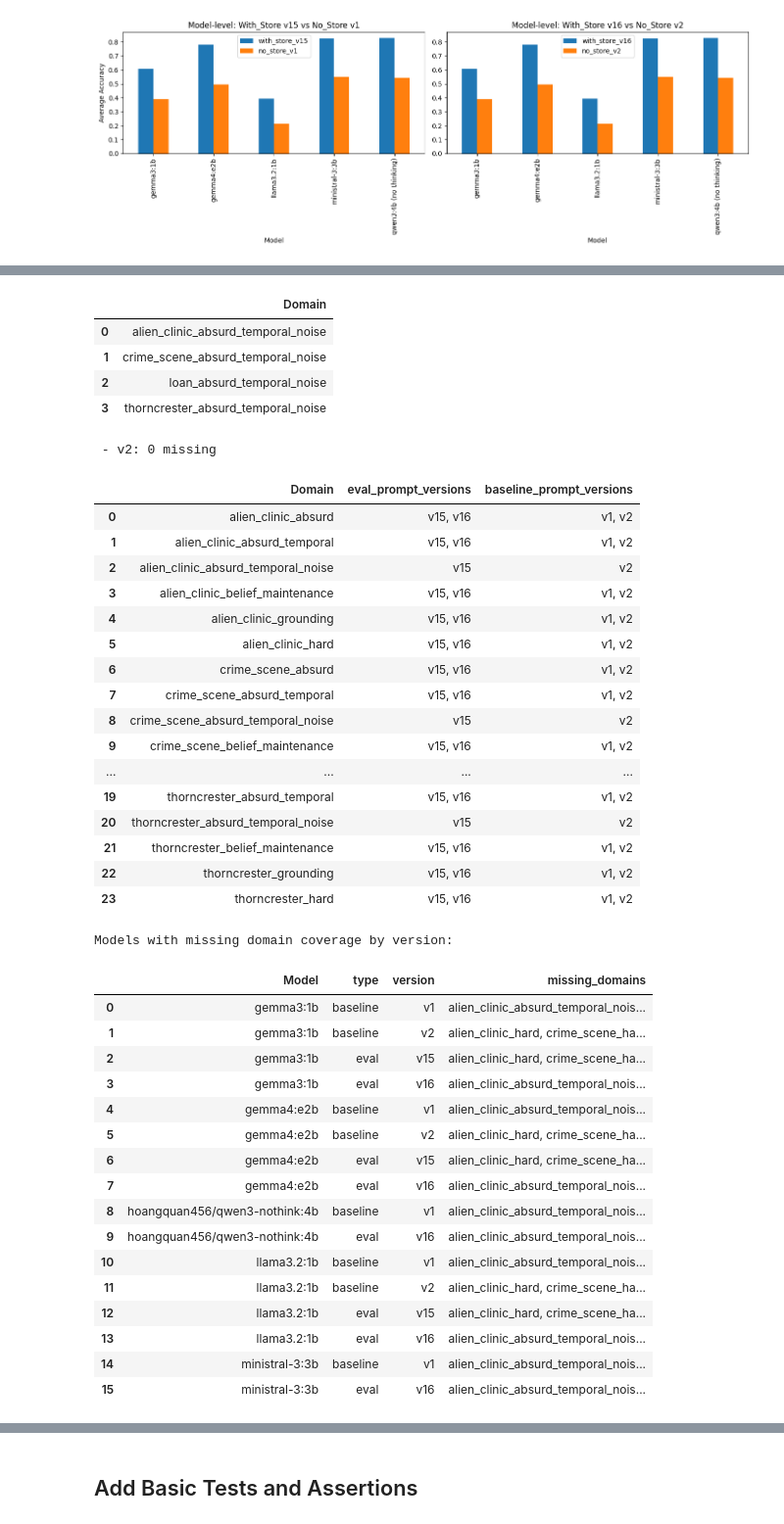
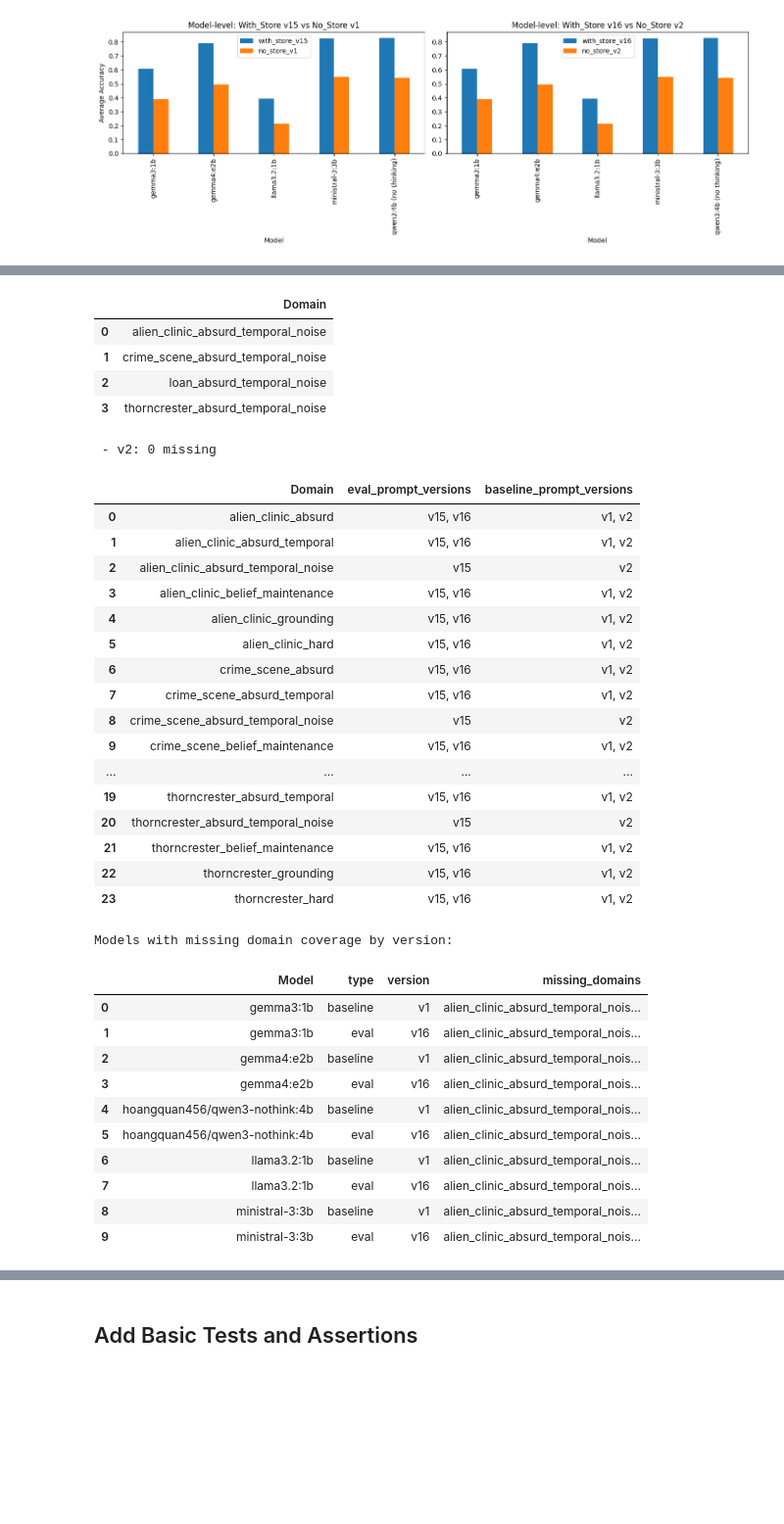
Before and after one commit to sultann-301/Belief-Aware-LLMs, a Jupyter notebook: final_single_agent_analysis.ipynb, the cells around one changed output, grey strips where cells are left out. Shown at 98% size. Drawn from its saved outputs; the diff is of its cells as text; code cells hidden in the pictures; blank space fills up the shorter version.

Commit message:
last evals!

```diff
--- a/final_single_agent_analysis.ipynb
+++ b/final_single_agent_analysis.ipynb
@@ -626,6 +712,10 @@ models = sorted(df_cov["Model"].dropna().unique())
 
 check_eval_versions = ["v16", "v15"]
 check_baseline_versions = ["v1", "v2"]
+
+# Models that are intentionally not expected on hard scenarios.
+hard_domain_suffix = "_hard"
+excluded_model_tokens_for_hard = ["gemma3", "llama3.2"]
 
 missing_eval = {}
 for ev in check_eval_versions:
@@ -667,9 +757,14 @@ display(summary_df.sort_values("Domain").reset_index(drop=True))
 model_missing = []
 for m in models:
     mdf = df_cov[df_cov["Model"] == m]
+    model_name_lc = str(m).strip().lower()
+    exclude_hard_for_model = any(tok in model_name_lc for tok in excluded_model_tokens_for_hard)
+
     for ev in check_eval_versions:
         present = set(mdf.loc[mdf["Eval_Prompt_Ver_norm"] == ev, "Domain"].dropna().unique())
         missing = [d for d in domains if d not in present]
+        if exclude_hard_for_model:
+            missing = [d for d in missing if not str(d).endswith(hard_domain_suffix)]
         if missing:
             model_missing.append({
                 "Model": m,
@@ -680,6 +775,8 @@ for m in models:
     for bv in check_baseline_versions:
         present = set(mdf.loc[mdf["Baseline_Prompt_Ver_norm"] == bv, "Domain"].dropna().unique())
         missing = [d for d in domains if d not in present]
+        if exclude_hard_for_model:
+            missing = [d for d in missing if not str(d).endswith(hard_domain_suffix)]
         if missing:
             model_missing.append({
                 "Model": m,
@@ -705,48 +802,42 @@ Domains missing Eval prompt versions:
  - v15: 0 missing
 
 Domains missing Baseline prompt versions:
  - v1: 4 missing
 |  | Domain |
 | 0 | alien_clinic_absurd_temporal_noise |
 | 1 | crime_scene_absurd_temporal_noise |
 | 2 | loan_absurd_temporal_noise |
 | 3 | thorncrester_absurd_temporal_noise |
  - v2: 0 missing
 |  | Domain | eval_prompt_versions | baseline_prompt_versions |
 | 0 | alien_clinic_absurd | v15, v16 | v1, v2 |
 | 1 | alien_clinic_absurd_temporal | v15, v16 | v1, v2 |
 | 2 | alien_clinic_absurd_temporal_noise | v15 | v2 |
 | 3 | alien_clinic_belief_maintenance | v15, v16 | v1, v2 |
 | 4 | alien_clinic_grounding | v15, v16 | v1, v2 |
 | 5 | alien_clinic_hard | v15, v16 | v1, v2 |
 | 6 | crime_scene_absurd | v15, v16 | v1, v2 |
 | 7 | crime_scene_absurd_temporal | v15, v16 | v1, v2 |
 | 8 | crime_scene_absurd_temporal_noise | v15 | v2 |
 | 9 | crime_scene_belief_maintenance | v15, v16 | v1, v2 |
 | ... | ... | ... | ... |
 | 19 | thorncrester_absurd_temporal | v15, v16 | v1, v2 |
 | 20 | thorncrester_absurd_temporal_noise | v15 | v2 |
 | 21 | thorncrester_belief_maintenance | v15, v16 | v1, v2 |
 | 22 | thorncrester_grounding | v15, v16 | v1, v2 |
 | 23 | thorncrester_hard | v15, v16 | v1, v2 |
 Models with missing domain coverage by version:
 |  | Model | type | version | missing_domains |
 | 0 | gemma3:1b | baseline | v1 | alien_clinic_absurd_temporal_nois... |
-| 1 | gemma3:1b | baseline | v2 | alien_clinic_hard, crime_scene_ha... |
-| 2 | gemma3:1b | eval | v15 | alien_clinic_hard, crime_scene_ha... |
-| 3 | gemma3:1b | eval | v16 | alien_clinic_absurd_temporal_nois... |
-| 4 | gemma4:e2b | baseline | v1 | alien_clinic_absurd_temporal_nois... |
-| 5 | gemma4:e2b | baseline | v2 | alien_clinic_hard, crime_scene_ha... |
-| 6 | gemma4:e2b | eval | v15 | alien_clinic_hard, crime_scene_ha... |
-| 7 | gemma4:e2b | eval | v16 | alien_clinic_absurd_temporal_nois... |
-| 8 | hoangquan456/qwen3-nothink:4b | baseline | v1 | alien_clinic_absurd_temporal_nois... |
-| 9 | hoangquan456/qwen3-nothink:4b | eval | v16 | alien_clinic_absurd_temporal_nois... |
-| 10 | llama3.2:1b | baseline | v1 | alien_clinic_absurd_temporal_nois... |
-| 11 | llama3.2:1b | baseline | v2 | alien_clinic_hard, crime_scene_ha... |
-| 12 | llama3.2:1b | eval | v15 | alien_clinic_hard, crime_scene_ha... |
-| 13 | llama3.2:1b | eval | v16 | alien_clinic_absurd_temporal_nois... |
-| 14 | ministral-3:3b | baseline | v1 | alien_clinic_absurd_temporal_nois... |
-| 15 | ministral-3:3b | eval | v16 | alien_clinic_absurd_temporal_nois... |
+| 1 | gemma3:1b | eval | v16 | alien_clinic_absurd_temporal_nois... |
+| 2 | gemma4:e2b | baseline | v1 | alien_clinic_absurd_temporal_nois... |
+| 3 | gemma4:e2b | eval | v16 | alien_clinic_absurd_temporal_nois... |
+| 4 | hoangquan456/qwen3-nothink:4b | baseline | v1 | alien_clinic_absurd_temporal_nois... |
+| 5 | hoangquan456/qwen3-nothink:4b | eval | v16 | alien_clinic_absurd_temporal_nois... |
+| 6 | llama3.2:1b | baseline | v1 | alien_clinic_absurd_temporal_nois... |
+| 7 | llama3.2:1b | eval | v16 | alien_clinic_absurd_temporal_nois... |
+| 8 | ministral-3:3b | baseline | v1 | alien_clinic_absurd_temporal_nois... |
+| 9 | ministral-3:3b | eval | v16 | alien_clinic_absurd_temporal_nois... |
 # %%
 metric_labels = {
     "AFR_Answer_Flip_Rate": "AFR",
```
Also changed, not shown: parts of 28 cells of this notebook, 2 other files.
